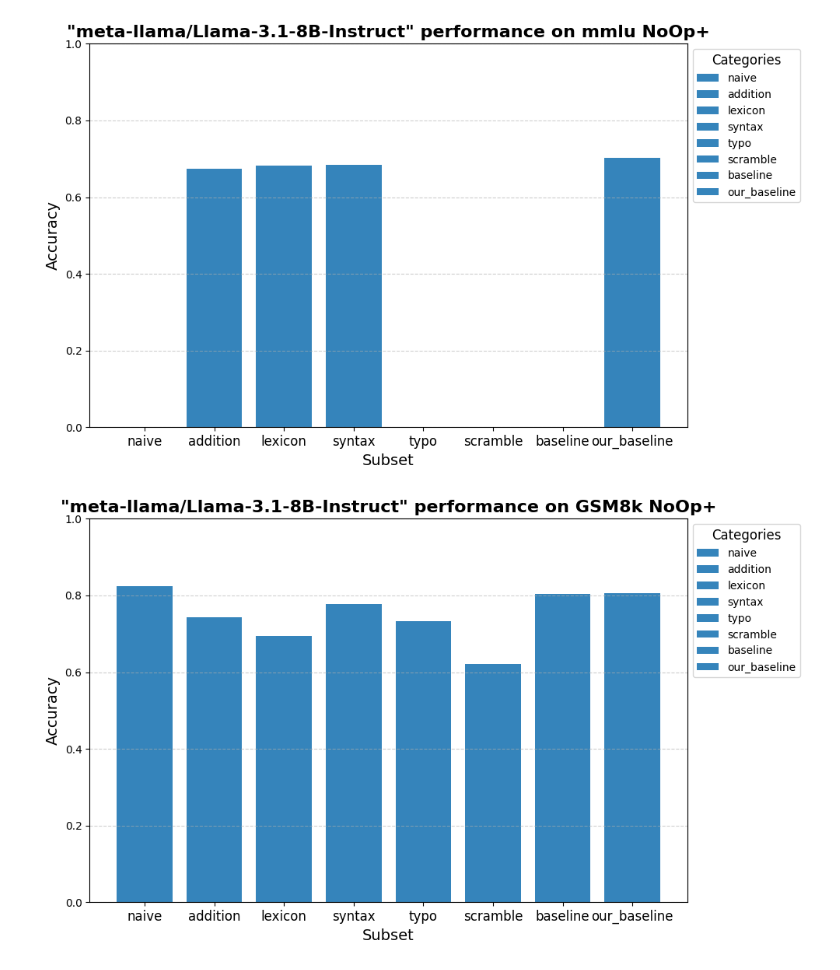
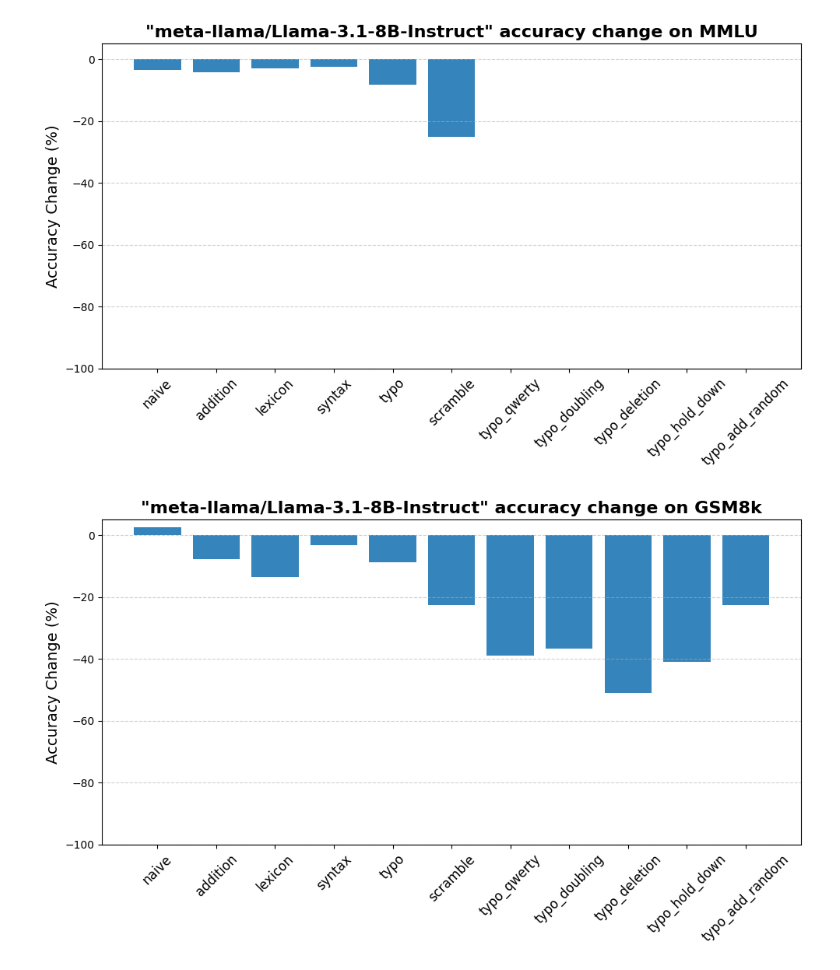
Before and after one commit to Tingel24/noop-plus, a Jupyter notebook: visualisation.ipynb, the cells around one changed output. Saved outputs shown, nothing was run; the diff lists cells and outputs as text; code cells hidden in the pictures.

```diff
--- a/visualisation.ipynb
+++ b/visualisation.ipynb
@@ -10,7 +10,7 @@ with open("MuSR/results.json", "r") as file:
 with open("BBH/results.json", "r") as file:
     bbh: dict = json.load(file)
 results = {
-    "mmlu": mmlu,
+    "MMLU": mmlu,
     "GSM8k": gsm8k,
     "MuSR": musr,
     "BBH": bbh
@@ -41,8 +41,11 @@ import matplotlib.pyplot as plt
 for dataset_name, model_results in results.items():
     for model, results in model_results.items():
         # Data
-        main_categories = ["naive", "addition", "lexicon", "syntax", "typo", "scramble", "baseline", "our_baseline"]
-
+        #main_categories = ["naive", "addition", "lexicon", "syntax", "typo", "scramble",]
+        main_categories = ["naive", "addition", "lexicon", "syntax", "typo", "scramble","typo_qwerty", 'typo_doubling',
+    'typo_deletion',
+    'typo_hold_down',
+    'typo_add_random',]
         # Bar width settings
         bar_width = 0.8
 
@@ -52,43 +55,44 @@ for dataset_name, model_results in results.items():
         # Create the plot
         fig, ax = plt.subplots(figsize=(10, 6))
 
 
-        def get_score():
+        def get_scores():
             scores = []
             for category in main_categories:
                 if category in results.keys():
                     scores.append(results[category])
                 else:
-                    scores.append(0)
-            return scores
+                    scores.append(0.0)
+            return scores, results["baseline"] if "baseline" in results.keys() else results["our_baseline"]
 
 
-        scores = get_score()
+        scores, baseline = get_scores()
+        if baseline == 0.0: continue
         # Define a color palette using colormaps
-        ax.bar(main_positions, scores, bar_width, label=main_categories, alpha=0.9)
+        ax.bar(main_positions, [(1.0 - (score/baseline))*-100 if not score == 0.0 else 0.0 for score in scores], bar_width, label=main_categories, alpha=0.9)
 
         # Customize x-axis
         ax.set_xticks(main_positions)
-        ax.set_xticklabels(main_categories, fontsize=12)
-        ax.set_xlabel("Subset", fontsize=14)
+        ax.set_xticklabels(main_categories, fontsize=12, rotation=45)
+        #ax.set_xlabel("Subset", fontsize=14)
 
         # Customize y-axis
-        ax.set_ylabel("Accuracy", fontsize=14)
-        ax.set_ylim(0, 1.0)  # Add some padding
+        ax.set_ylabel("Accuracy Change (%)", fontsize=14)
+        ax.set_ylim(-100, 5)  # Add some padding
 
         # Add title
-        ax.set_title(f'"{model}" performance on {dataset_name} NoOp+', fontsize=16, fontweight="bold")
+        ax.set_title(f'"{model}" accuracy change on {dataset_name}', fontsize=16, fontweight="bold")
 
         # Add gridlines
         ax.grid(axis='y', linestyle='--', alpha=0.6)
 
         # Customize legend
-        ax.legend(title="Categories", fontsize=10, title_fontsize=12, loc="upper left", bbox_to_anchor=(1, 1))
+        #ax.legend(title="Categories", fontsize=10, title_fontsize=12, loc="upper left", bbox_to_anchor=(1, 1))
 
         # Tight layout for better spacing
         plt.tight_layout()
 
         plt.show()
 # %% [output]
-[figure, old version]
+[figure, new version]
-[figure, old version]
+[figure, new version]
```
Also changed, not shown: parts of 2 cells of this notebook, 34 other files.
